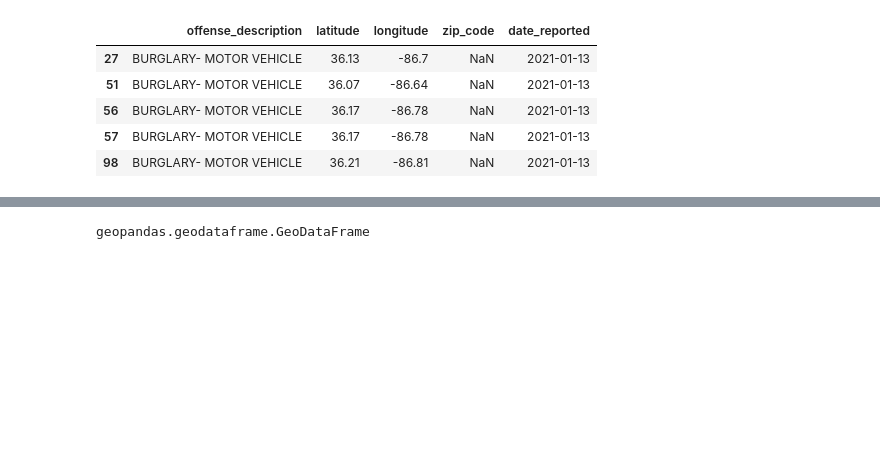
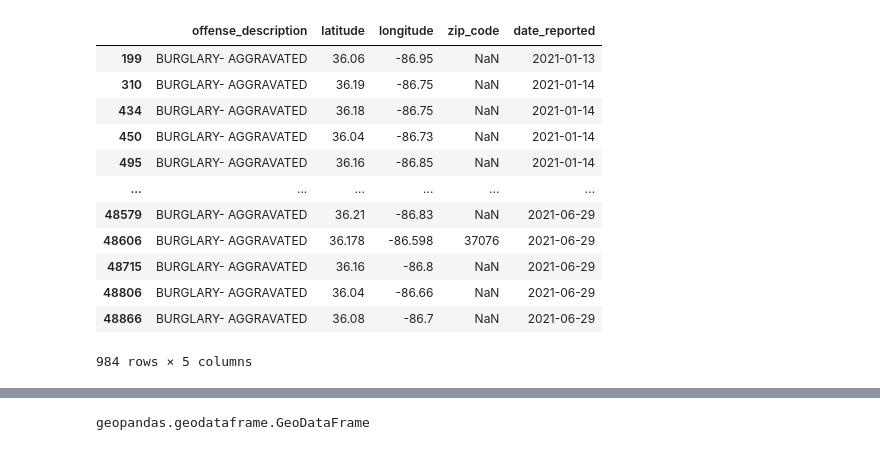
Before and after one commit to nss-data-science-cohort-5/geospatial_api-silver-sharks, a Jupyter notebook: Project2_Group_Conrad.ipynb, the cells around one changed output, grey strips where cells are left out. Drawn from its saved outputs; the diff is of its cells as text; code cells hidden in the pictures; blank space fills up the shorter version.

```diff
--- a/Project2_Group_Conrad.ipynb
+++ b/Project2_Group_Conrad.ipynb
@@ -31,17 +22,24 @@ response
 # %%
 res = response.json()
 res = pd.DataFrame(res, columns=['incident_reported', 'offense_description', 'latitude', 'longitude', 'zip_code'])
 res['date_reported'] = res['incident_reported'].str.split("T", expand=True)[0]
 res_trimmed = res.drop(columns='incident_reported')
-burglary_reports = res_trimmed[res_trimmed['offense_description'].str.contains('BURGLARY')]
-burglary_reports.head()
+burglary_reports = res_trimmed[res_trimmed['offense_description'].str.contains('BURGLARY- AGGRAVATED')]
+burglary_reports
 # %% [output]
 |  | offense_description | latitude | longitude | zip_code | date_reported |
-| 27 | BURGLARY- MOTOR VEHICLE | 36.13 | -86.7 | NaN | 2021-01-13 |
-| 51 | BURGLARY- MOTOR VEHICLE | 36.07 | -86.64 | NaN | 2021-01-13 |
-| 56 | BURGLARY- MOTOR VEHICLE | 36.17 | -86.78 | NaN | 2021-01-13 |
-| 57 | BURGLARY- MOTOR VEHICLE | 36.17 | -86.78 | NaN | 2021-01-13 |
-| 98 | BURGLARY- MOTOR VEHICLE | 36.21 | -86.81 | NaN | 2021-01-13 |
+| 199 | BURGLARY- AGGRAVATED | 36.06 | -86.95 | NaN | 2021-01-13 |
+| 310 | BURGLARY- AGGRAVATED | 36.19 | -86.75 | NaN | 2021-01-14 |
+| 434 | BURGLARY- AGGRAVATED | 36.18 | -86.75 | NaN | 2021-01-14 |
+| 450 | BURGLARY- AGGRAVATED | 36.04 | -86.73 | NaN | 2021-01-14 |
+| 495 | BURGLARY- AGGRAVATED | 36.16 | -86.85 | NaN | 2021-01-14 |
+| ... | ... | ... | ... | ... | ... |
+| 48579 | BURGLARY- AGGRAVATED | 36.21 | -86.83 | NaN | 2021-06-29 |
+| 48606 | BURGLARY- AGGRAVATED | 36.178 | -86.598 | 37076 | 2021-06-29 |
+| 48715 | BURGLARY- AGGRAVATED | 36.16 | -86.8 | NaN | 2021-06-29 |
+| 48806 | BURGLARY- AGGRAVATED | 36.04 | -86.66 | NaN | 2021-06-29 |
+| 48866 | BURGLARY- AGGRAVATED | 36.08 | -86.7 | NaN | 2021-06-29 |
+984 rows × 5 columns
 # %%
 burglary_reports[['latitude', 'longitude']] = burglary_reports[['latitude', 'longitude']].apply(pd.to_numeric);
 
```
Also changed, not shown: parts of 14 cells of this notebook.
